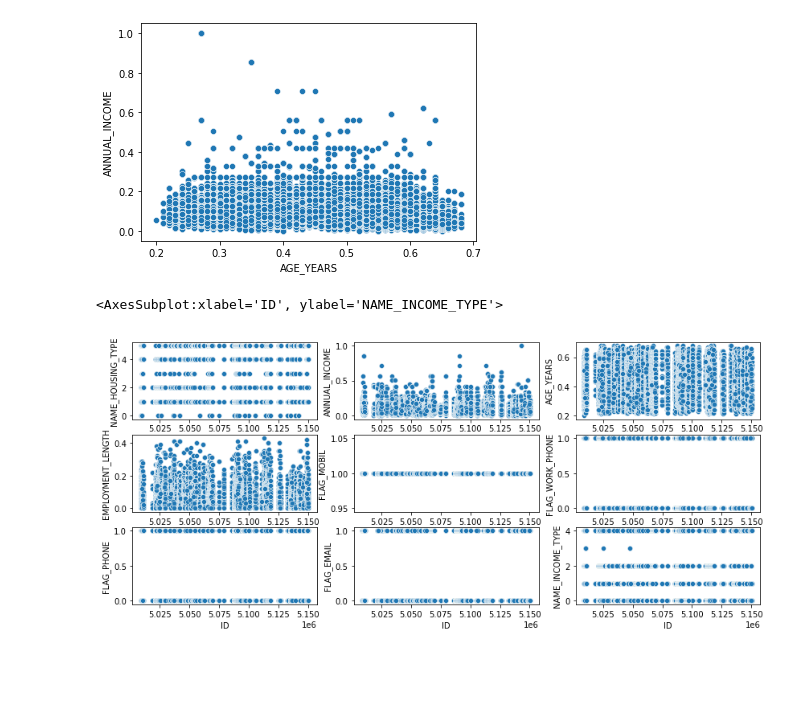
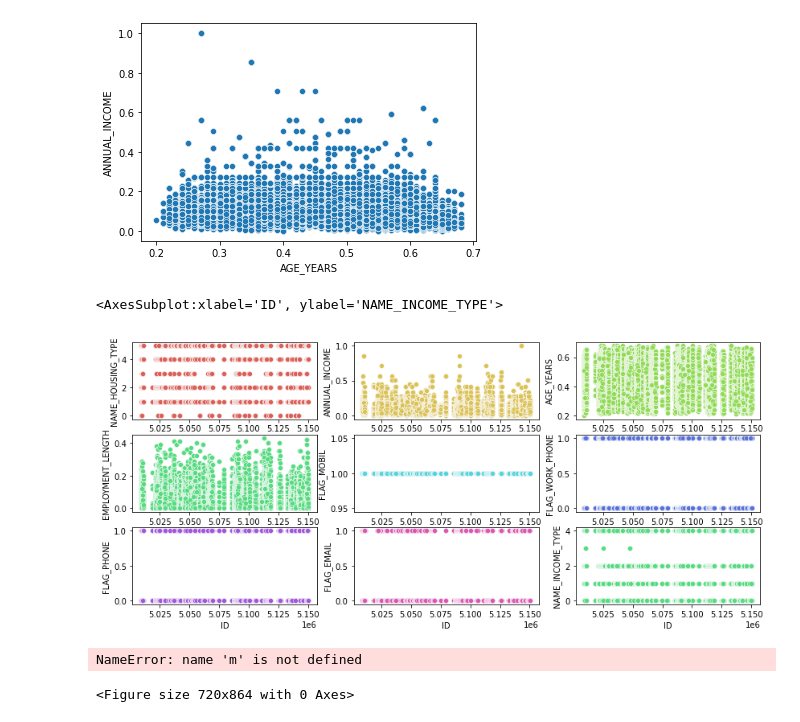
Before and after one commit to OrbelB/MLCreditCards, a Jupyter notebook: datacleanvis.ipynb, the cells around one changed output. Saved outputs shown, nothing was run; the diff lists cells and outputs as text; code cells hidden in the pictures; blank space fills up the shorter version.

```diff
--- a/datacleanvis.ipynb
+++ b/datacleanvis.ipynb
@@ -71,17 +72,34 @@ sns.scatterplot(data=data, x="AGE_YEARS", y='ANNUAL_INCOME')
 # %%
 fig, ax= plt.subplots(nrows= 3, ncols = 3, figsize= (14,6))
 
-sns.scatterplot(x='ID', y='NAME_HOUSING_TYPE', data=data, ax=ax[0][0])
-sns.scatterplot(x='ID', y='ANNUAL_INCOME', data=data, ax=ax[0][1])
-sns.scatterplot(x='ID', y='AGE_YEARS', data=data, ax=ax[0][2])
+# plt.xticks(np.arange(step=1))
+sns.scatterplot(x='ID', y='NAME_HOUSING_TYPE', data=data, ax=ax[0][0], color=sns.color_palette('hls',8)[0])
+sns.scatterplot(x='ID', y='ANNUAL_INCOME', data=data, ax=ax[0][1], color=sns.color_palette('hls',8)[1])
+sns.scatterplot(x='ID', y='AGE_YEARS', data=data, ax=ax[0][2], color=sns.color_palette('hls',8)[2])
 
-sns.scatterplot(x='ID', y='EMPLOYMENT_LENGTH', data=data, ax=ax[1][0])
-sns.scatterplot(x='ID', y='FLAG_MOBIL', data=data, ax=ax[1][1])
-sns.scatterplot(x='ID', y='FLAG_WORK_PHONE', data=data, ax=ax[1][2])
+sns.scatterplot(x='ID', y='EMPLOYMENT_LENGTH', data=data, ax=ax[1][0], color=sns.color_palette('hls',8)[3])
+sns.scatterplot(x='ID', y='FLAG_MOBIL', data=data, ax=ax[1][1], color=sns.color_palette('hls',8)[4])
+sns.scatterplot(x='ID', y='FLAG_WORK_PHONE', data=data, ax=ax[1][2], color=sns.color_palette('hls',8)[5])
 
-sns.scatterplot(x='ID', y='FLAG_PHONE', data=data, ax=ax[2][0])
-sns.scatterplot(x='ID', y='FLAG_EMAIL', data=data, ax=ax[2][1])
-sns.scatterplot(x='ID', y='NAME_INCOME_TYPE', data=data, ax=ax[2][2])
+sns.scatterplot(x='ID', y='FLAG_PHONE', data=data, ax=ax[2][0], color=sns.color_palette('hls',8)[6])
+sns.scatterplot(x='ID', y='FLAG_EMAIL', data=data, ax=ax[2][1], color=sns.color_palette('hls',8)[7])
+sns.scatterplot(x='ID', y='NAME_INCOME_TYPE', data=data, ax=ax[2][2], color=sns.color_palette('hls',8)[3])
 # %% [output]
 <AxesSubplot:xlabel='ID', ylabel='NAME_INCOME_TYPE'>
-[figure, old version]
+[figure, new version]
+# %%
+ax = plt.figure(figsize=(10,12))
+ax.set_facecolor((1, 1, 1))
+badclients = data['STATUS']==0
+badclients = m.sum()
+goodclients = data['STATUS']==1
+goodclients = goodclients.sum()
+piedata = np.array([m,n])
+colors = sns.color_palette('hls',8)[4:7]
+labels = ['Good client','Bad client']
+datapie = data['STATUS']
+plt.pie(y, labels = label, colors=colors)
+plt.legend(title = 'Clients')
+# %% [output]
+NameError: name 'm' is not defined
+<Figure size 720x864 with 0 Axes>
```
Also changed, not shown: parts of 1 cell of this notebook, 2 other files.
